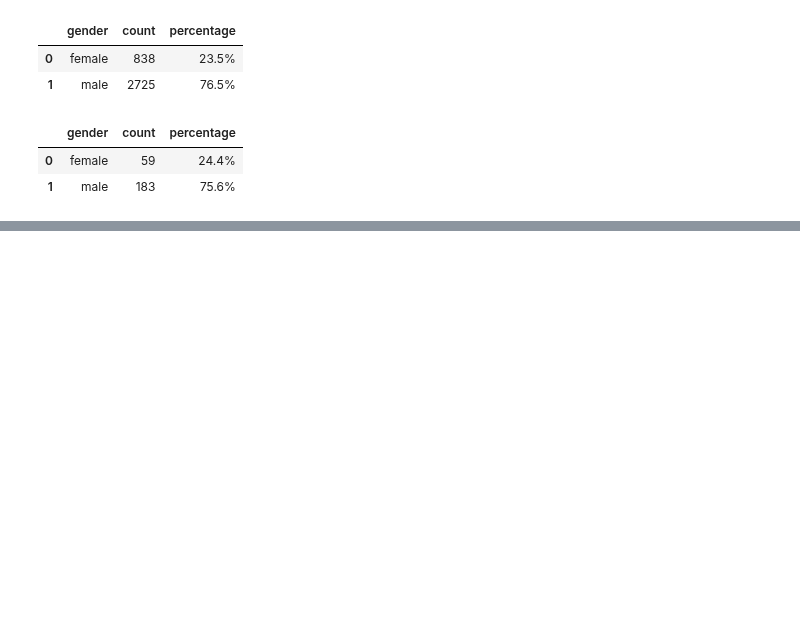
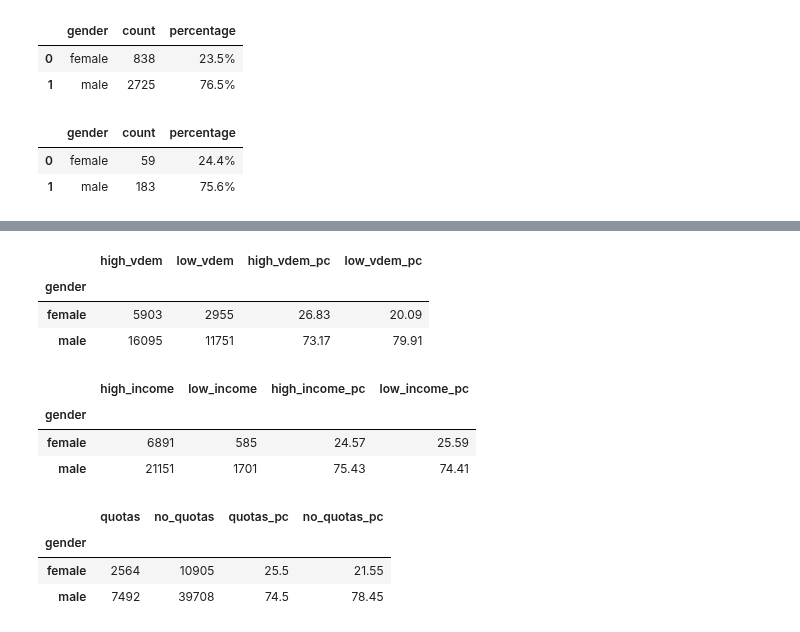
Before and after one commit to OjasSB/DS105, a Jupyter notebook: notebooks/gender.ipynb, the cells around one changed output, grey strips where cells are left out. Saved outputs shown, nothing was run; the diff lists cells and outputs as text; code cells hidden in the pictures; blank space fills up the shorter version.

```diff
--- a/notebooks/gender.ipynb
+++ b/notebooks/gender.ipynb
@@ -140,0 +129,57 @@ gii_df
+# %%
+# V-Dem
+
+high_vdem=df.query('country in @utils.high_dem')
+low_vdem=df.query('country in @utils.low_dem')
+high_vdem_df=high_vdem.groupby('gender').count()[['name']]
+low_vdem_df=low_vdem.groupby('gender').count()[['name']]
+gender_df=pd.merge(high_vdem_df, low_vdem_df, how='inner',left_index=True,right_index=True)
+gender_df.columns=['high_vdem','low_vdem']
+
+# Add columns for percentage
+gender_df['high_vdem_pc']=(gender_df['high_vdem']/gender_df['high_vdem'].sum()*100).round(2)
+gender_df['low_vdem_pc']=(gender_df['low_vdem']/gender_df['low_vdem'].sum()*100).round(2)
+gender_df
+# %% [output]
+|  | high_vdem | low_vdem | high_vdem_pc | low_vdem_pc |
+| gender |  |  |  |  |
+| female | 5903 | 2955 | 26.83 | 20.09 |
+| male | 16095 | 11751 | 73.17 | 79.91 |
+# %%
+# Income Category
+
+high_income=df.query('country in @utils.high_income')
+low_income=df.query('country in @utils.low_income')
+high_income_df=high_income.groupby('gender').count()[['name']]
+low_income_df=low_income.groupby('gender').count()[['name']]
+gender_df=pd.merge(high_income_df, low_income_df, how='inner',left_index=True,right_index=True)
+gender_df.columns=['high_income','low_income']
+
+# Add columns for percentage
+gender_df['high_income_pc']=(gender_df['high_income']/gender_df['high_income'].sum()*100).round(2)
+gender_df['low_income_pc']=(gender_df['low_income']/gender_df['low_income'].sum()*100).round(2)
+gender_df
+# %% [output]
+|  | high_income | low_income | high_income_pc | low_income_pc |
+| gender |  |  |  |  |
+| female | 6891 | 585 | 24.57 | 25.59 |
+| male | 21151 | 1701 | 75.43 | 74.41 |
+# %%
+# Gender Quotas
+
+quotas=df.query('country in @utils.legal_quotas')
+no_quotas=df.query('country not in @utils.legal_quotas')
+quotas_df=quotas.groupby('gender').count()[['name']]
+no_quotas_df=no_quotas.groupby('gender').count()[['name']]
+gender_df=pd.merge(quotas_df, no_quotas_df, how='inner',left_index=True,right_index=True)
+gender_df.columns=['quotas','no_quotas']
+
+# Add columns for percentage
+gender_df['quotas_pc']=(gender_df['quotas']/gender_df['quotas'].sum()*100).round(2)
+gender_df['no_quotas_pc']=(gender_df['no_quotas']/gender_df['no_quotas'].sum()*100).round(2)
+gender_df
+# %% [output]
+|  | quotas | no_quotas | quotas_pc | no_quotas_pc |
+| gender |  |  |  |  |
+| female | 2564 | 10905 | 25.5 | 21.55 |
+| male | 7492 | 39708 | 74.5 | 78.45 |
```
Also changed, not shown: parts of 10 cells of this notebook, 2 other files.
